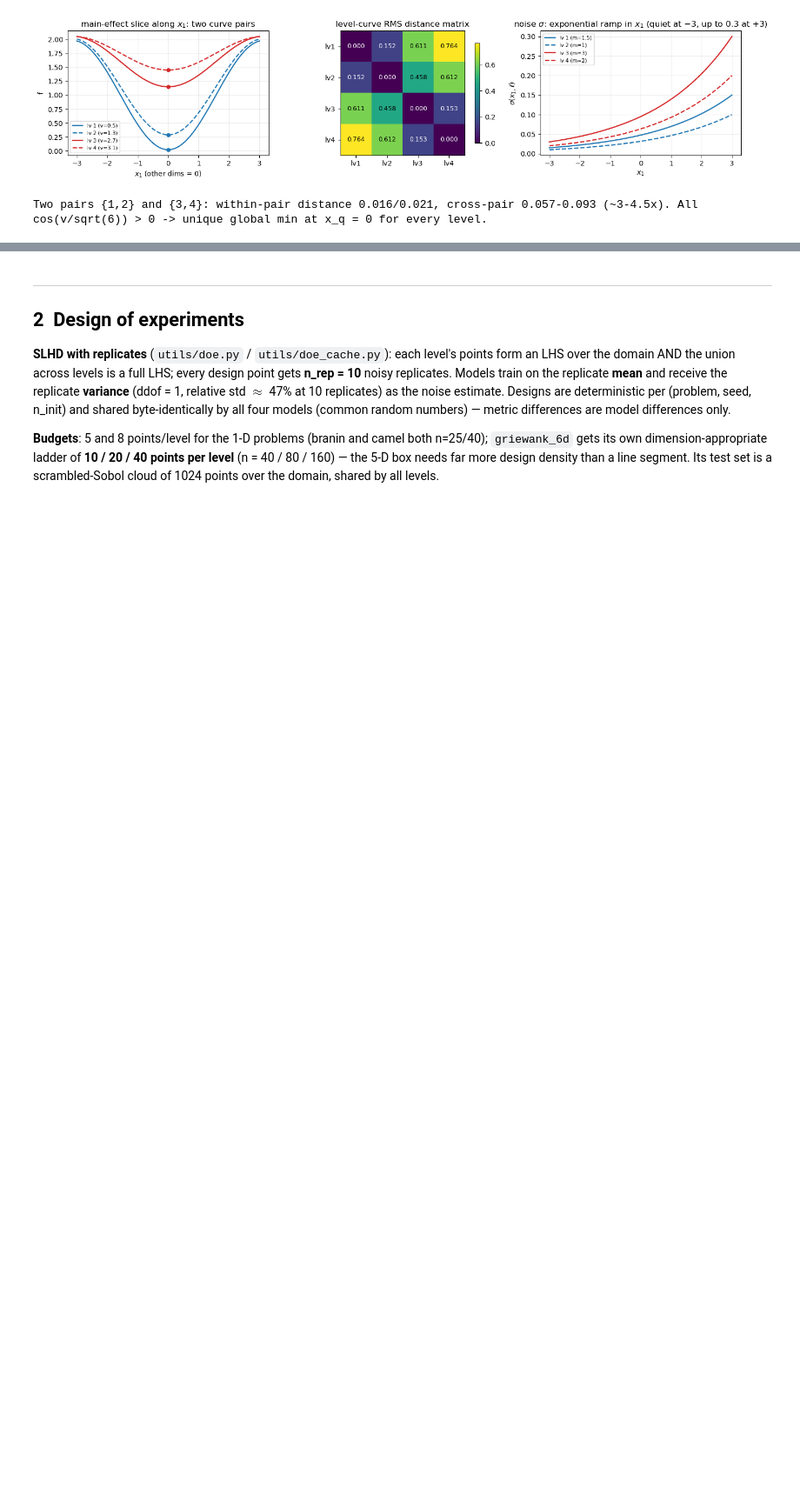
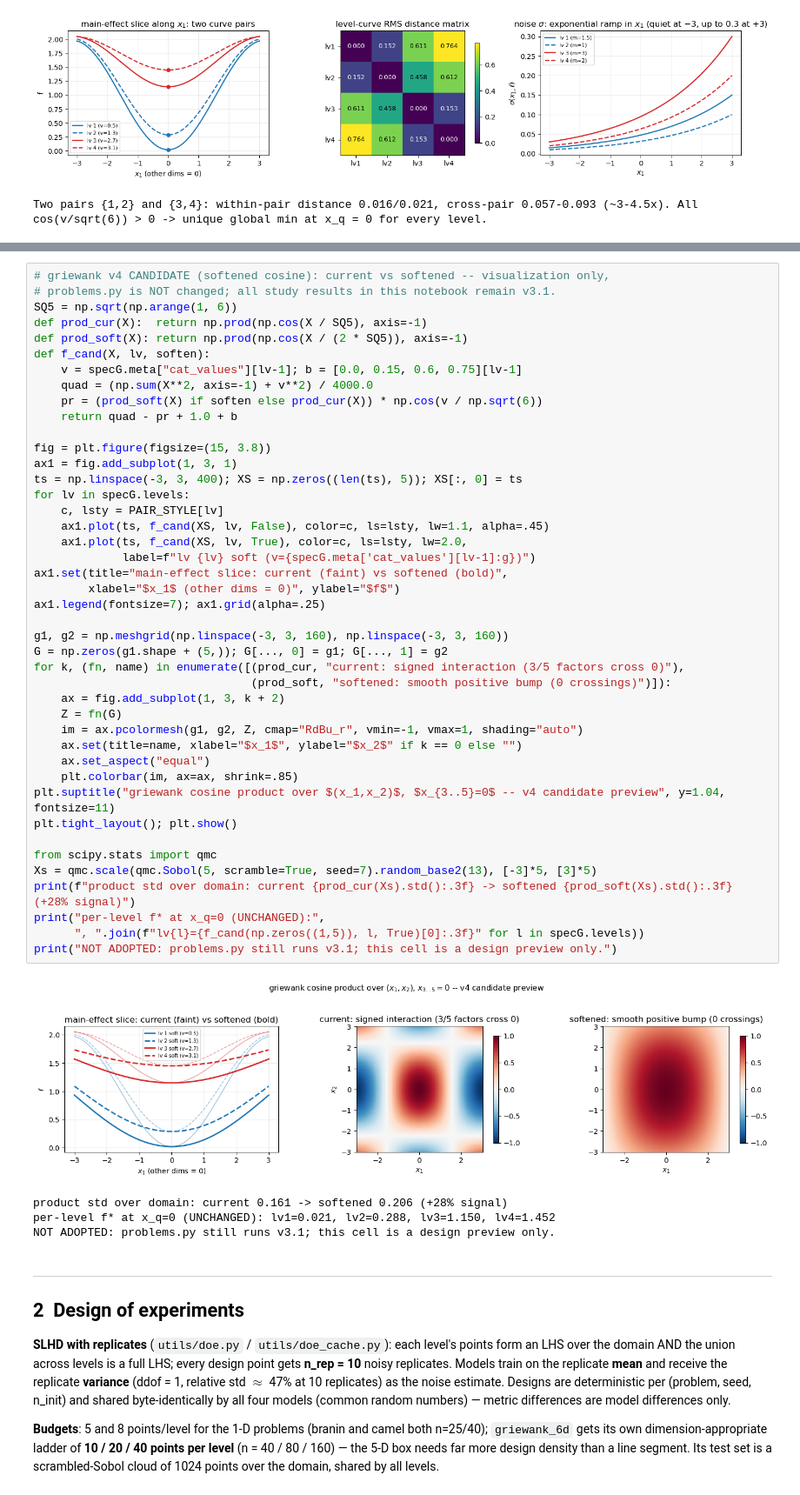
Before and after one commit to Chris1504-fdz/lvgp_modeling_comp, a Jupyter notebook: notebooks/surrogate_comparison_study_v2.ipynb, the cells around one changed output, grey strips where cells are left out. Shown at 87% size. Drawn from its saved outputs; the diff is of its cells as text; blank space fills up the shorter version.

```diff
--- a/notebooks/surrogate_comparison_study_v2.ipynb
+++ b/notebooks/surrogate_comparison_study_v2.ipynb
@@ -268,3 +289,51 @@ Two pairs {1,2} and {3,4}: within-pair distance 0.016/0.021, cross-pair 0.057-0.
+# %%
+# griewank v4 CANDIDATE (softened cosine): current vs softened -- visualization only,
+# problems.py is NOT changed; all study results in this notebook remain v3.1.
+SQ5 = np.sqrt(np.arange(1, 6))
+def prod_cur(X):  return np.prod(np.cos(X / SQ5), axis=-1)
+def prod_soft(X): return np.prod(np.cos(X / (2 * SQ5)), axis=-1)
+def f_cand(X, lv, soften):
+    v = specG.meta["cat_values"][lv-1]; b = [0.0, 0.15, 0.6, 0.75][lv-1]
+    quad = (np.sum(X**2, axis=-1) + v**2) / 4000.0
+    pr = (prod_soft(X) if soften else prod_cur(X)) * np.cos(v / np.sqrt(6))
+    return quad - pr + 1.0 + b
+
+fig = plt.figure(figsize=(15, 3.8))
+ax1 = fig.add_subplot(1, 3, 1)
+ts = np.linspace(-3, 3, 400); XS = np.zeros((len(ts), 5)); XS[:, 0] = ts
+for lv in specG.levels:
+    c, lsty = PAIR_STYLE[lv]
+    ax1.plot(ts, f_cand(XS, lv, False), color=c, ls=lsty, lw=1.1, alpha=.45)
+    ax1.plot(ts, f_cand(XS, lv, True), color=c, ls=lsty, lw=2.0,
+             label=f"lv {lv} soft (v={specG.meta['cat_values'][lv-1]:g})")
+ax1.set(title="main-effect slice: current (faint) vs softened (bold)",
+        xlabel="$x_1$ (other dims = 0)", ylabel="$f$")
+ax1.legend(fontsize=7); ax1.grid(alpha=.25)
+
+g1, g2 = np.meshgrid(np.linspace(-3, 3, 160), np.linspace(-3, 3, 160))
+G = np.zeros(g1.shape + (5,)); G[..., 0] = g1; G[..., 1] = g2
+for k, (fn, name) in enumerate([(prod_cur, "current: signed interaction (3/5 factors cross 0)"),
+                                (prod_soft, "softened: smooth positive bump (0 crossings)")]):
+    ax = fig.add_subplot(1, 3, k + 2)
+    Z = fn(G)
+    im = ax.pcolormesh(g1, g2, Z, cmap="RdBu_r", vmin=-1, vmax=1, shading="auto")
+    ax.set(title=name, xlabel="$x_1$", ylabel="$x_2$" if k == 0 else "")
+    ax.set_aspect("equal")
+    plt.colorbar(im, ax=ax, shrink=.85)
+plt.suptitle("griewank cosine product over $(x_1,x_2)$, $x_{3..5}=0$ -- v4 candidate preview", y=1.04, fontsize=11)
+plt.tight_layout(); plt.show()
+
+from scipy.stats import qmc
+Xs = qmc.scale(qmc.Sobol(5, scramble=True, seed=7).random_base2(13), [-3]*5, [3]*5)
+print(f"product std over domain: current {prod_cur(Xs).std():.3f} -> softened {prod_soft(Xs).std():.3f} (+28% signal)")
+print("per-level f* at x_q=0 (UNCHANGED):",
+      ", ".join(f"lv{l}={f_cand(np.zeros((1,5)), l, True)[0]:.3f}" for l in specG.levels))
+print("NOT ADOPTED: problems.py still runs v3.1; this cell is a design preview only.")
+# %% [output]
+[figure, added]
+product std over domain: current 0.161 -> softened 0.206 (+28% signal)
+per-level f* at x_q=0 (UNCHANGED): lv1=0.021, lv2=0.288, lv3=1.150, lv4=1.452
+NOT ADOPTED: problems.py still runs v3.1; this cell is a design preview only.
 # %% [markdown]
 ---
 ## 2&nbsp;&nbsp;Design of experiments
```
Also changed, not shown: parts of 1 cell of this notebook, 38 other files.
